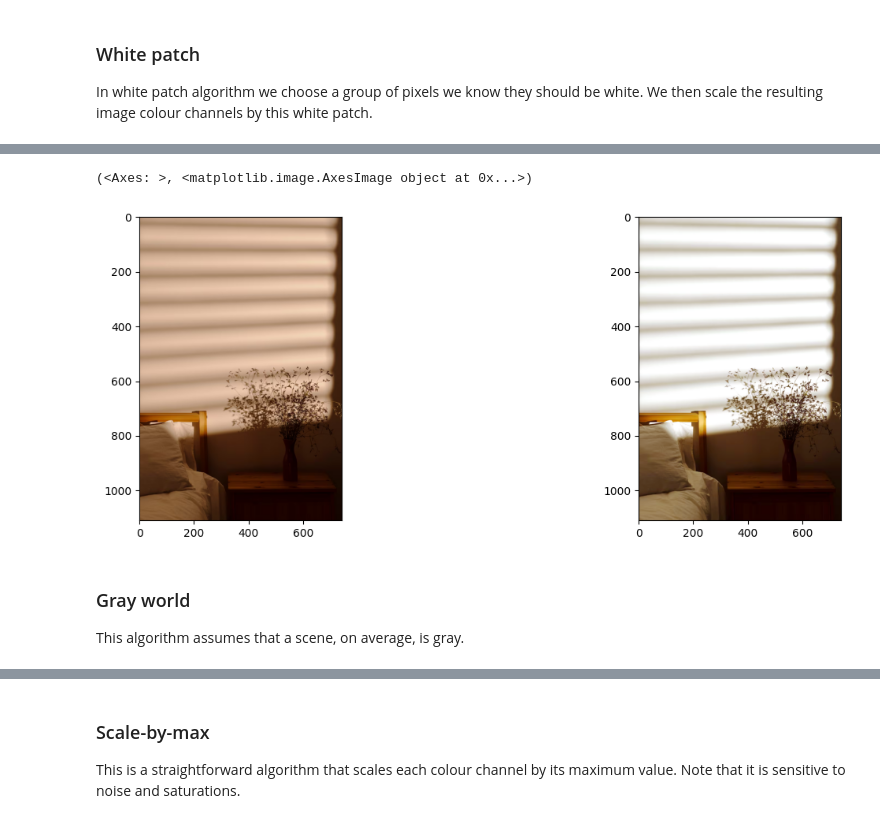
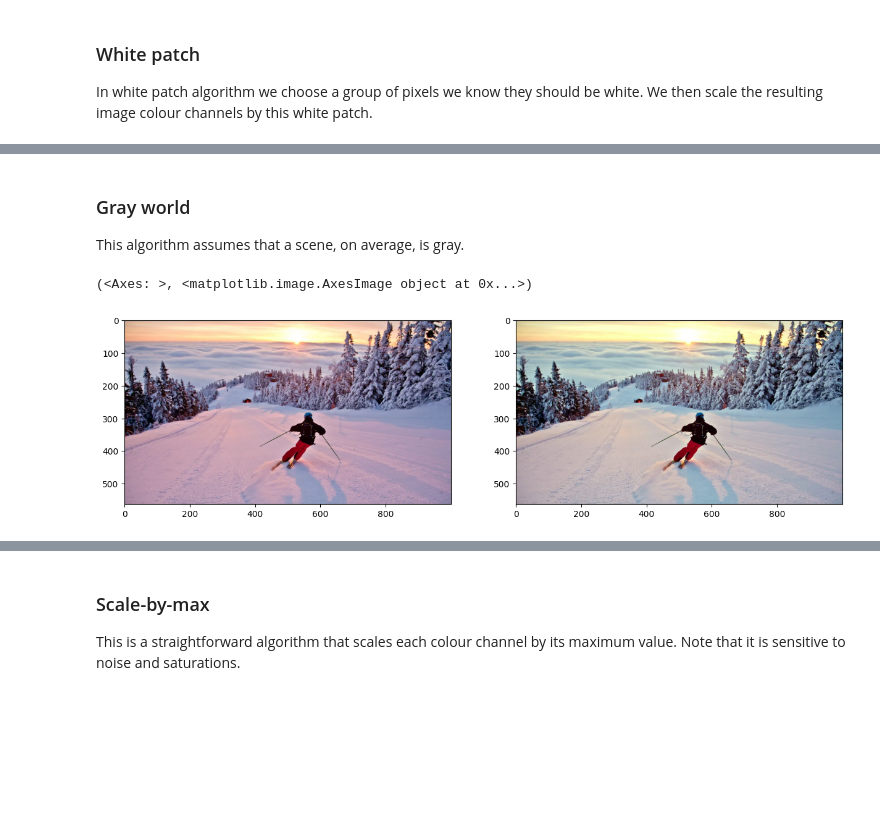
Before and after one commit to staleread/chnu.computer-vision, a Jupyter notebook: lab-02_pixel-ops/homework.ipynb, the cells around one changed output, grey strips where cells are left out. Saved outputs shown, nothing was run; the diff lists cells and outputs as text; code cells hidden in the pictures; blank space fills up the shorter version.

```diff
--- a/lab-02_pixel-ops/homework.ipynb
+++ b/lab-02_pixel-ops/homework.ipynb
@@ -42,30 +33,31 @@ plt.subplot(122), plt.imshow(get_white_patched(649, 355, bed))
-# %%
-wall = plt.imread('data/wall.avif')
-
-plt.subplot(121), plt.imshow(wall)
-plt.subplot(122), plt.imshow(get_white_patched(17, 164, wall))
-# %% [output]
-(<Axes: >, <matplotlib.image.AxesImage object at 0x...>)
-[figure, removed]
 # %% [markdown]
 ### Gray world
 This algorithm assumes that a scene, on average, is gray.
 # %%
-def get_gray_world(fixed, img):
-    split = cv2.split(img)
+# Load your image
+img= plt.imread('data/evening-ski.webp')
 
-    # Compute the mean values for all three colour channels (red, green, blue)
-    means = np.array([np.mean(split[ch]) for ch in range(3)])
+# Compute the mean values for all three colour channels (red, green, blue)
+split = cv2.split(img)
+means = np.array([np.mean(split[ch]) for ch in range(3)])
 
-    # Compute the coefficients kr, kg, kb
-    coeffs = means[fixed] / means
+# Fix the red channel
+fixed = 0
 
-    # Apply color balancing and generate the balanced image
-    balanced = np.zeros_like(img, dtype=np.float32)
-    for channel in range(3):
-        balanced[..., channel] = img[..., channel] * coeffs[channel]
+# Compute the coefficients kr, kg, kb
+coeffs = means[fixed] / means
 
-    balanced = balanced/255
-    balanced[balanced > 1] = 1
+# Apply color balancing and generate the balanced image
+balanced = np.zeros_like(img, dtype=np.float32)
+for channel in range(3):
+    balanced[..., channel] = img[..., channel] * coeffs[channel]
 
-    return balanced
+balanced = balanced/255
+balanced[balanced > 1] = 1
+
+# Show the original and the balanced image side by side
+plt.subplot(121), plt.imshow(img)
+plt.subplot(122), plt.imshow(balanced)
+# %% [output]
+(<Axes: >, <matplotlib.image.AxesImage object at 0x...>)
+[figure, added]
```
Also changed, not shown: parts of 7 cells of this notebook, 3 other files.
